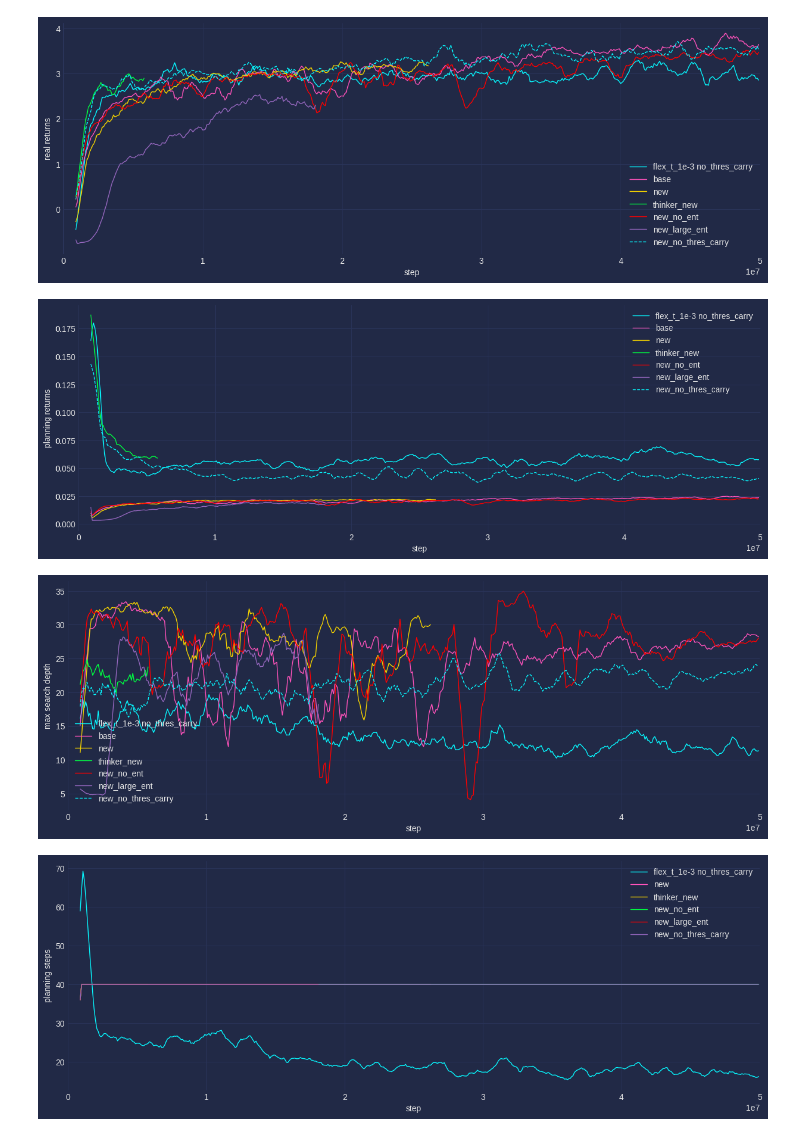
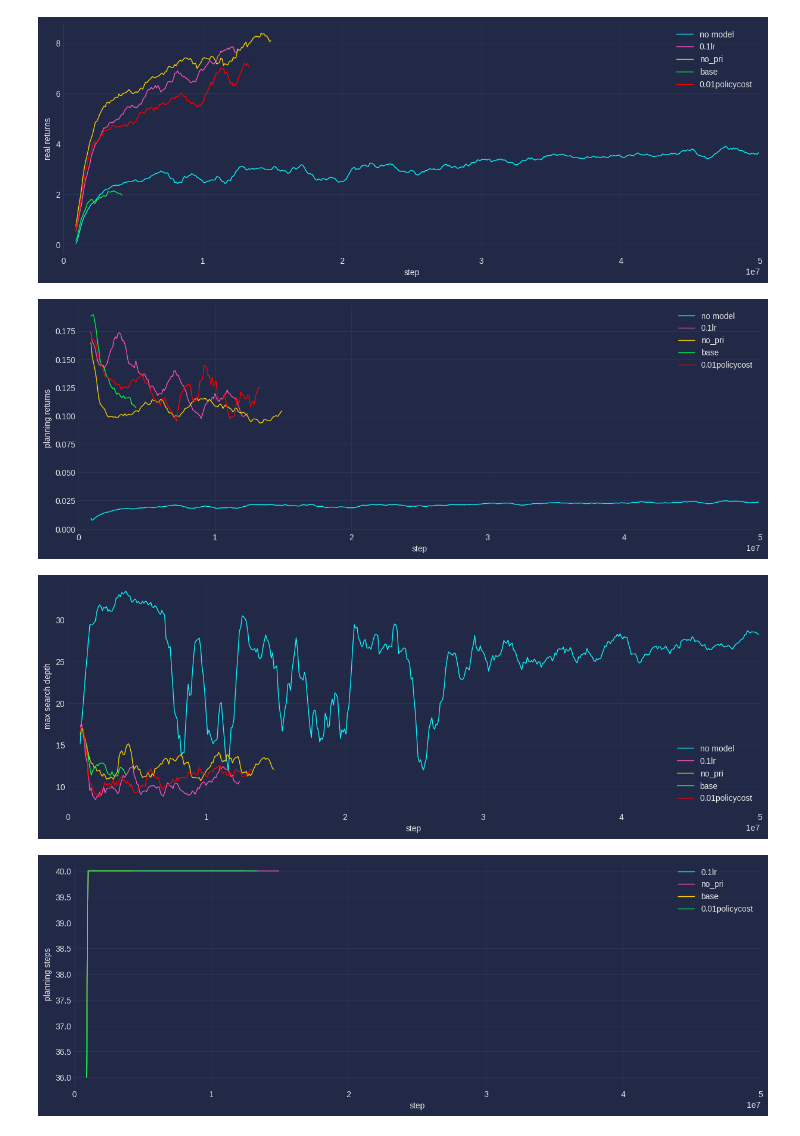
Before and after one commit to tuphs28/thinker_private_planning, a Jupyter notebook: plot.ipynb, the cells around one changed output. Drawn from its saved outputs; the diff is of its cells as text; code cells hidden in the pictures.

```diff
--- a/plot.ipynb
+++ b/plot.ipynb
@@ -111,8 +111,8 @@ def download(dir, refresh=True, load=True, load_runs=None):
     latest_runs = {#"uk": "alstm_3_1_rec_n_10_rei_aug2_clip_mem1_imcost_1_perfect_threscarry",
                    "cam": "thinker_model_0.1lr",
                    "v1": "thinker_model_no_pri",
-                   "v2": "thinker_model",
-                   "v4": "thinker_model_0.01policycost",
+                   "v2": "thinker_model_no_preload",
+                   #"v4": "thinker_model_0.01policycost",
                   }
     if refresh:
         for server, lr in latest_runs.items():
@@ -155,42 +155,34 @@ def add_plan_step(stats):
 # %%
 %matplotlib inline
 #%matplotlib qt
 
 dir = "/media/sc/datadisk/data/thinker/logs/planner_logs"
 #dir = "D:\\data\\thinker\\logs\\planner_logs"
 #download(dir, refresh=True, load=False)
 
 #style = None
 style = "cyberpunk"
 figsize = (15, 5)
 
 plot_dict = {
-   #"new_flex_t_1e-4": "flex_t_1e-4",
-   #"new_flex_t_2e-4": "flex_t_2e-4",
-   #"new_flex_t_5e-4": "flex_t_5e-4",
-   "new_flex_t_1e-3_no_thres_carry": "flex_t_1e-3 no_thres_carry",
-   #"alstm_3_1_rec_n_10_rei_aug2_clip_mem1_imcost_1_perfect_treecarry_threscarry": "10 steps",
-   #"alstm_3_1_rec_n_20_rei_aug2_clip_mem1_imcost_1_perfect_treecarry_threscarry": "20 steps",
-   "alstm_3_1_rec_n_40_rei_aug2_clip_mem1_imcost_1_perfect_treecarry_threscarry": "base",
-   "new": "new",
-   "thinker_new": "thinker_new",
-   "new_no_ent": "new_no_ent",
-   "new_large_ent": "new_large_ent",
-   "new_no_thres_carry": "new_no_thres_carry",
-   #"new_100_rollout": "new_100_rollout",
+   "alstm_3_1_rec_n_40_rei_aug2_clip_mem1_imcost_1_perfect_treecarry_threscarry": "no model",
+   "thinker_model_0.1lr": "0.1lr",
+   "thinker_model_no_pri": "no_pri",
+   "thinker_model": "base",
+   "thinker_model_0.01policycost":"0.01policycost",
 }
 
 all_stats = download(dir, refresh=False, load=True, load_runs=plot_dict.keys())
 
 plot(all_stats, "rmean_episode_return", plot_dict, mv_avg=10, baseline=0, xlim=int(5e7), style=style, figsize=figsize)
 plot(all_stats, "rmean_im_episode_return", plot_dict, baseline=0, mv_avg=10, xlim=int(5e7), style=style, figsize=figsize)
 plot(all_stats, "max_rollout_depth", plot_dict, baseline=0, mv_avg=10, xlim=int(5e7), style=style, figsize=figsize)
 plot(all_stats, "mean_plan_step", plot_dict, baseline=0, mv_avg=10, xlim=int(5e7), style=style, figsize=figsize)
 # %% [output]
-[figure, old version]
+[figure, new version]
-[figure, old version]
+[figure, new version]
-[figure, old version]
+[figure, new version]
-[figure, old version]
+[figure, new version]
 # %%
 %matplotlib inline
 #%matplotlib qt
```
Also changed, not shown: parts of 1 cell of this notebook, 6 other files.
